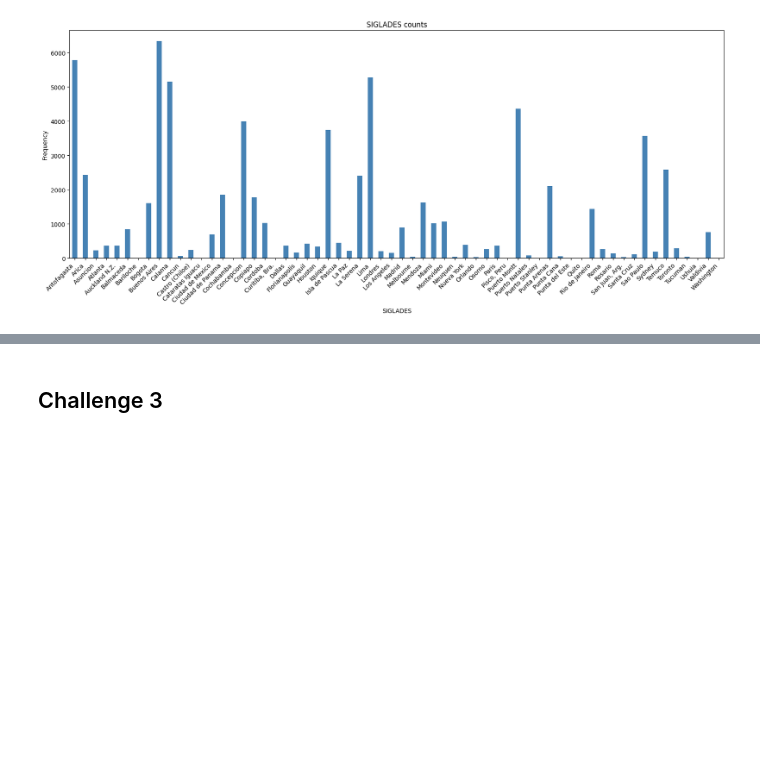
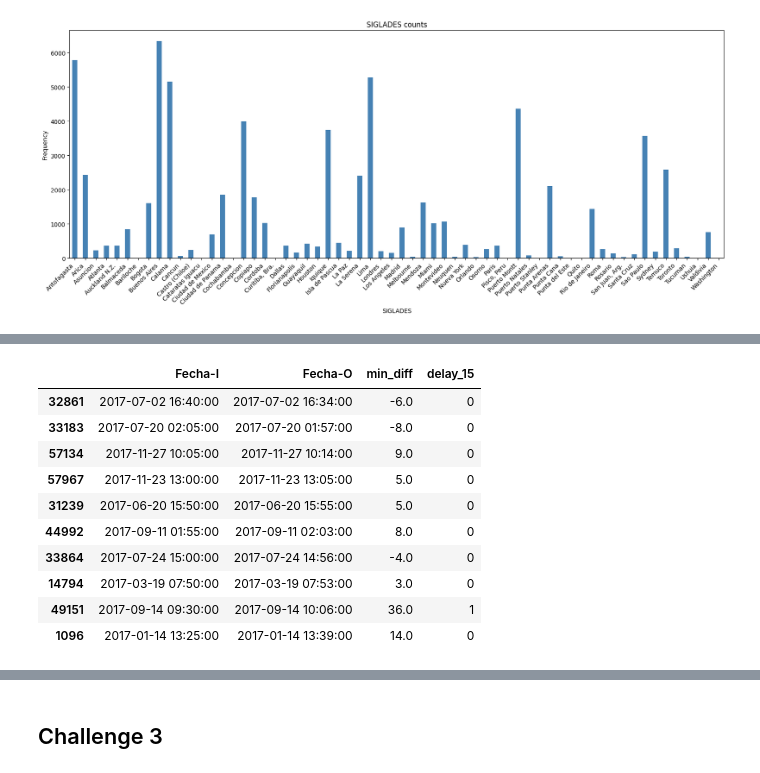
Before and after one commit to mabarcaj/LATAM_Data_Scientist_Challenge, a Jupyter notebook: solution.ipynb, the cells around one changed output, grey strips where cells are left out. Drawn from its saved outputs; the diff is of its cells as text; code cells hidden in the pictures; blank space fills up the shorter version.

```diff
--- a/solution.ipynb
+++ b/solution.ipynb
@@ -570,0 +575,32 @@ In conclusion, the year 2017 was a year where most of the air traffic was made b
+# %%
+# Create copy of actual df
+synthethic_features = custom_df.copy()
+
+# Create date_criteria dict
+date_criteria = {
+    0 : {
+        # format Y-m-d
+        "startDate": pd.to_datetime('2016-12-15'),
+        "endDate": pd.to_datetime('2017-03-03')
+    },
+    1 : {
+        "startDate": pd.to_datetime('2017-07-15'),
+        "endDate": pd.to_datetime('2017-07-31')
+    },
+    2 : {
+        "startDate": pd.to_datetime('2017-09-11'),
+        "endDate": pd.to_datetime('2017-09-30')
+    },
+    3 : {
+        "startDate": pd.to_datetime('2017-12-15'),
+        "endDate": pd.to_datetime('2018-03-03')
+    },
+}
+
+# Create high_season column feature
+synthethic_features['high_season'] = (
+                                        synthethic_features['Fecha-I'].between(date_criteria[0]['startDate'], date_criteria[0]['endDate'])
+                                      | synthethic_features['Fecha-I'].between(date_criteria[1]['startDate'], date_criteria[1]['endDate'])
+                                      | synthethic_features['Fecha-I'].between(date_criteria[2]['startDate'], date_criteria[2]['endDate'])
+                                      | synthethic_features['Fecha-I'].between(date_criteria[3]['startDate'], date_criteria[3]['endDate'])
+                                     ).astype(int)
@@ -570,0 +666,18 @@ In conclusion, the year 2017 was a year where most of the air traffic was made b
+# %%
+# Create delay_15 feature
+synthethic_features['delay_15'] = (synthethic_features['min_diff'] > 15.0).astype(int)
+
+use_cols.append('delay_15')
+synthethic_features[use_cols].sample(10)
+# %% [output]
+|  | Fecha-I | Fecha-O | min_diff | delay_15 |
+| 32861 | 2017-07-02 16:40:00 | 2017-07-02 16:34:00 | -6.0 | 0 |
+| 33183 | 2017-07-20 02:05:00 | 2017-07-20 01:57:00 | -8.0 | 0 |
+| 57134 | 2017-11-27 10:05:00 | 2017-11-27 10:14:00 | 9.0 | 0 |
+| 57967 | 2017-11-23 13:00:00 | 2017-11-23 13:05:00 | 5.0 | 0 |
+| 31239 | 2017-06-20 15:50:00 | 2017-06-20 15:55:00 | 5.0 | 0 |
+| 44992 | 2017-09-11 01:55:00 | 2017-09-11 02:03:00 | 8.0 | 0 |
+| 33864 | 2017-07-24 15:00:00 | 2017-07-24 14:56:00 | -4.0 | 0 |
+| 14794 | 2017-03-19 07:50:00 | 2017-03-19 07:53:00 | 3.0 | 0 |
+| 49151 | 2017-09-14 09:30:00 | 2017-09-14 10:06:00 | 36.0 | 1 |
+| 1096 | 2017-01-14 13:25:00 | 2017-01-14 13:39:00 | 14.0 | 0 |
```
Also changed, not shown: parts of 16 cells of this notebook, 1 other file.
